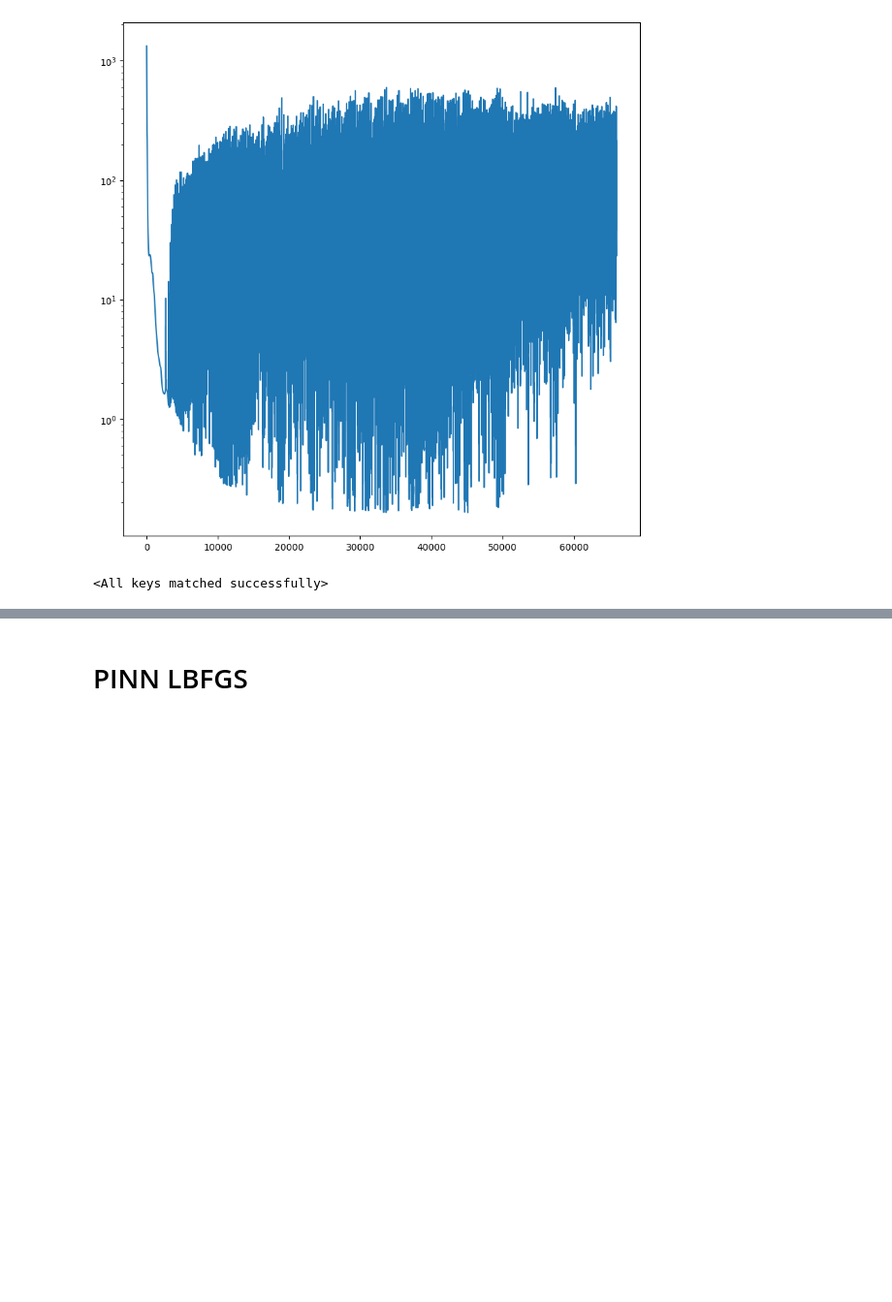
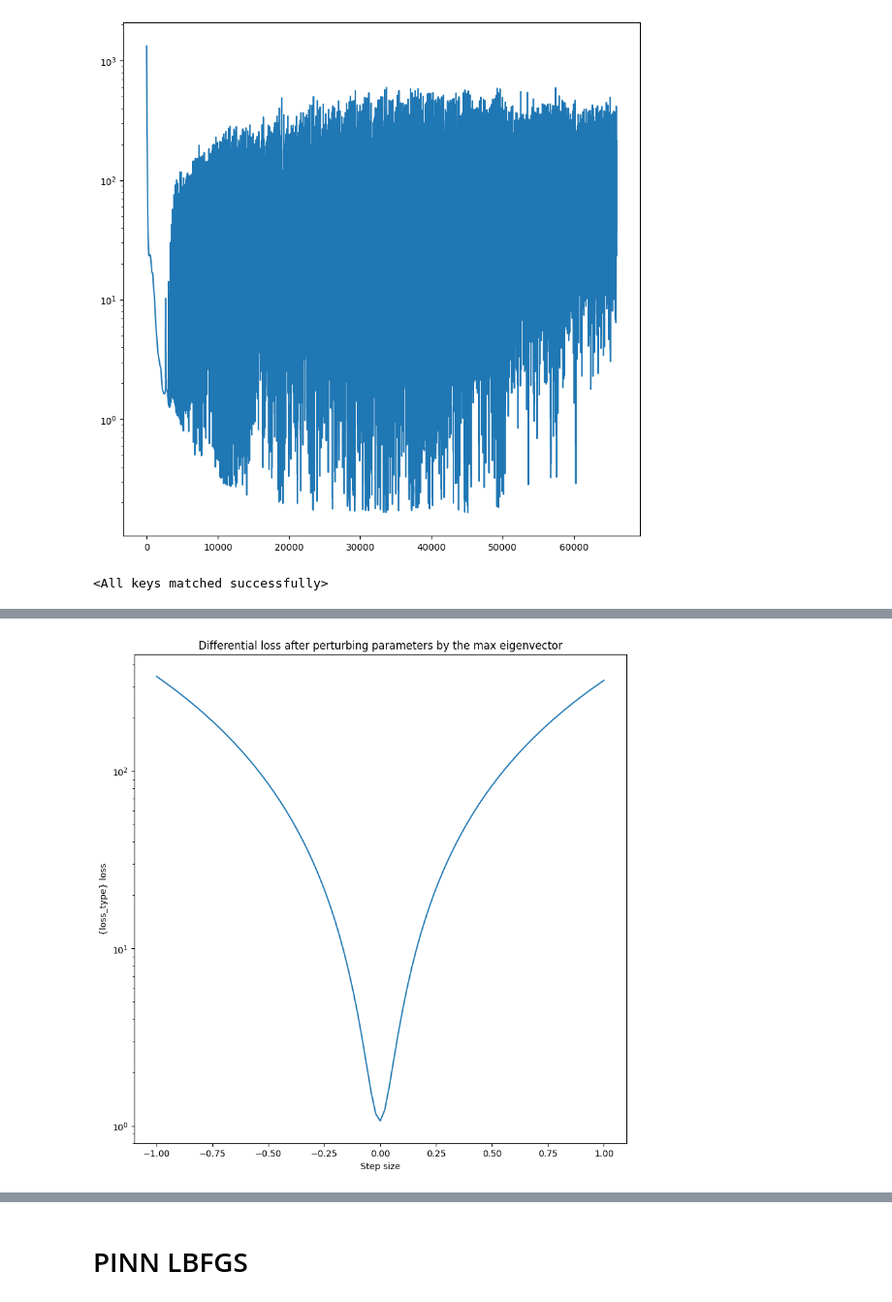
Before and after one commit to rahil1206/PDE-Project, a Jupyter notebook: Experiment.ipynb, the cells around one changed output, grey strips where cells are left out. Shown at 97% size. Drawn from its saved outputs; the diff is of its cells as text; code cells hidden in the pictures; blank space fills up the shorter version.

```diff
--- a/Experiment.ipynb
+++ b/Experiment.ipynb
@@ -398,3 +416,5 @@ plot_losses(losses_min_eig[:, 1], "min", "Differential", "log")
 # %%
-plot_losses(losses_max_eig[:, 1], "max", "Differential", "log")
+plot_losses(alphas, losses_max_eig[:, 1], "max", "Differential", "log")
+# %% [output]
+[figure, added]
 # %%
```
Also changed, not shown: parts of 20 cells of this notebook.
